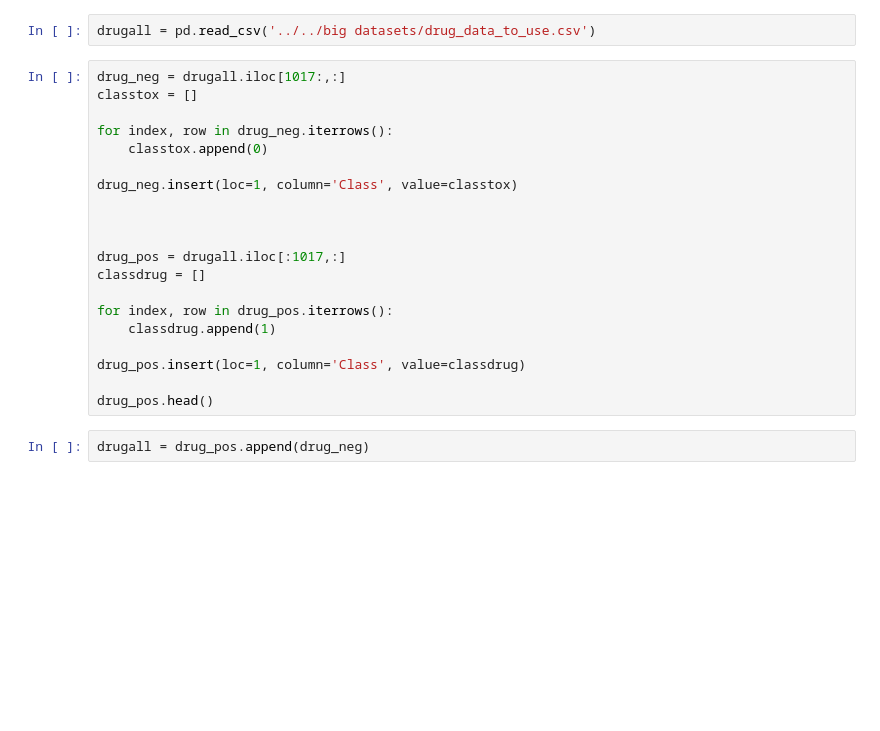
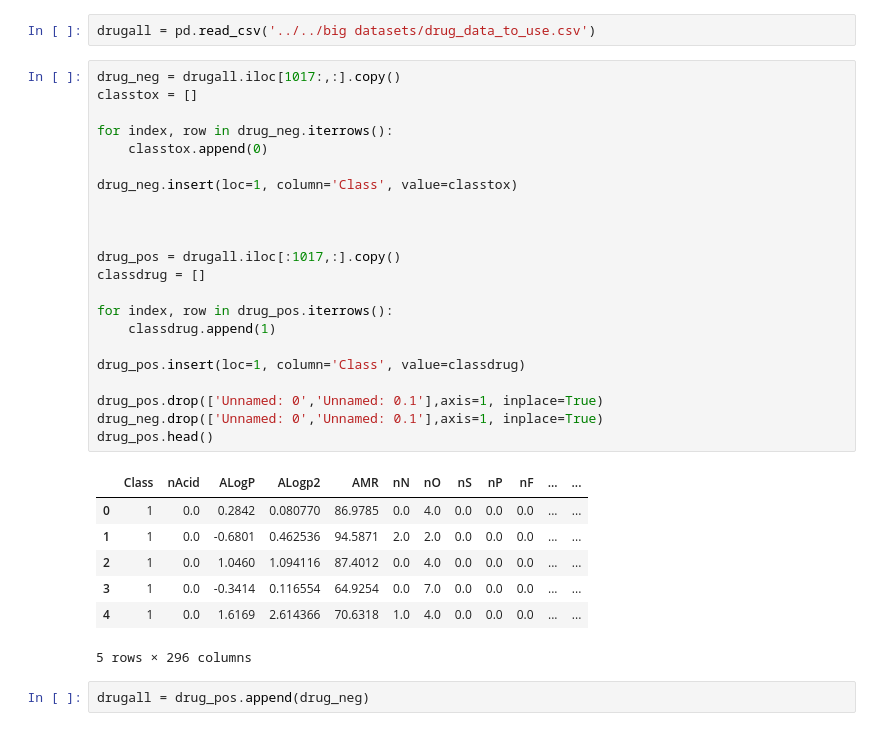
Before and after one commit to BeckResearchLab/homoGANize, a Jupyter notebook: notebooks/SMOTE workflow druglike.ipynb, the cells around one changed output. Cells and saved outputs as stored; diff of their text form; blank space fills up the shorter version.

```diff
--- a/notebooks/SMOTE workflow druglike.ipynb
+++ b/notebooks/SMOTE workflow druglike.ipynb
@@ -7,25 +7,35 @@ from imblearn.over_sampling import SMOTE
 # %%
 drugall = pd.read_csv('../../big datasets/drug_data_to_use.csv')
 # %%
-drug_neg = drugall.iloc[1017:,:]
+drug_neg = drugall.iloc[1017:,:].copy()
 classtox = []
 
 for index, row in drug_neg.iterrows():
     classtox.append(0)
 
 drug_neg.insert(loc=1, column='Class', value=classtox)
 
 
 
-drug_pos = drugall.iloc[:1017,:]
+drug_pos = drugall.iloc[:1017,:].copy()
 classdrug = []
 
 for index, row in drug_pos.iterrows():
     classdrug.append(1)
 
 drug_pos.insert(loc=1, column='Class', value=classdrug)
 
+drug_pos.drop(['Unnamed: 0','Unnamed: 0.1'],axis=1, inplace=True)
+drug_neg.drop(['Unnamed: 0','Unnamed: 0.1'],axis=1, inplace=True)
 drug_pos.head()
+# %% [output]
+|  | Class | nAcid | ALogP | ALogp2 | AMR | nN | nO | nS | nP | nF | ... | ... |
+| 0 | 1 | 0.0 | 0.2842 | 0.080770 | 86.9785 | 0.0 | 4.0 | 0.0 | 0.0 | 0.0 | ... | ... |
+| 1 | 1 | 0.0 | -0.6801 | 0.462536 | 94.5871 | 2.0 | 2.0 | 0.0 | 0.0 | 0.0 | ... | ... |
+| 2 | 1 | 0.0 | 1.0460 | 1.094116 | 87.4012 | 0.0 | 4.0 | 0.0 | 0.0 | 0.0 | ... | ... |
+| 3 | 1 | 0.0 | -0.3414 | 0.116554 | 64.9254 | 0.0 | 7.0 | 0.0 | 0.0 | 0.0 | ... | ... |
+| 4 | 1 | 0.0 | 1.6169 | 2.614366 | 70.6318 | 1.0 | 4.0 | 0.0 | 0.0 | 0.0 | ... | ... |
+5 rows × 296 columns
 # %%
 drugall = drug_pos.append(drug_neg)
 # %%
```
Also changed, not shown: parts of 10 cells of this notebook, 5 other files.
